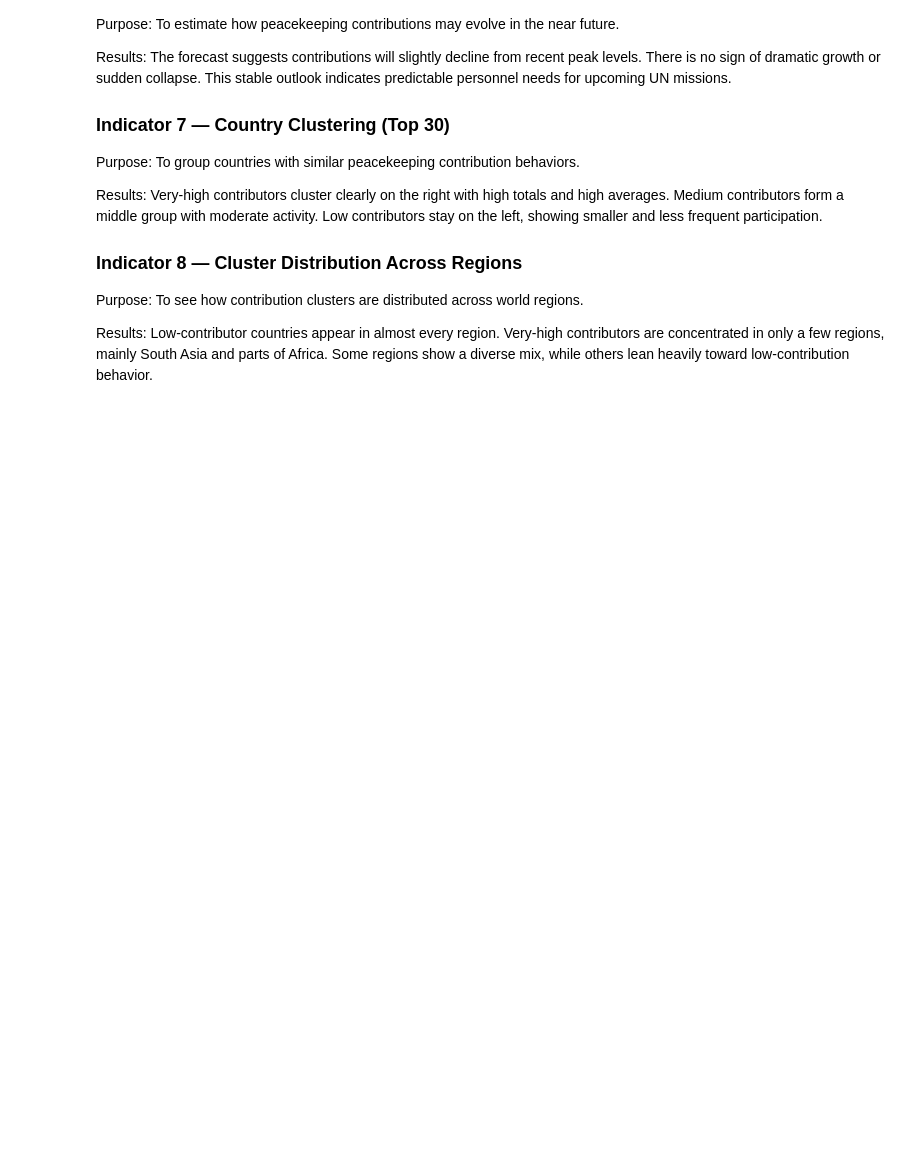
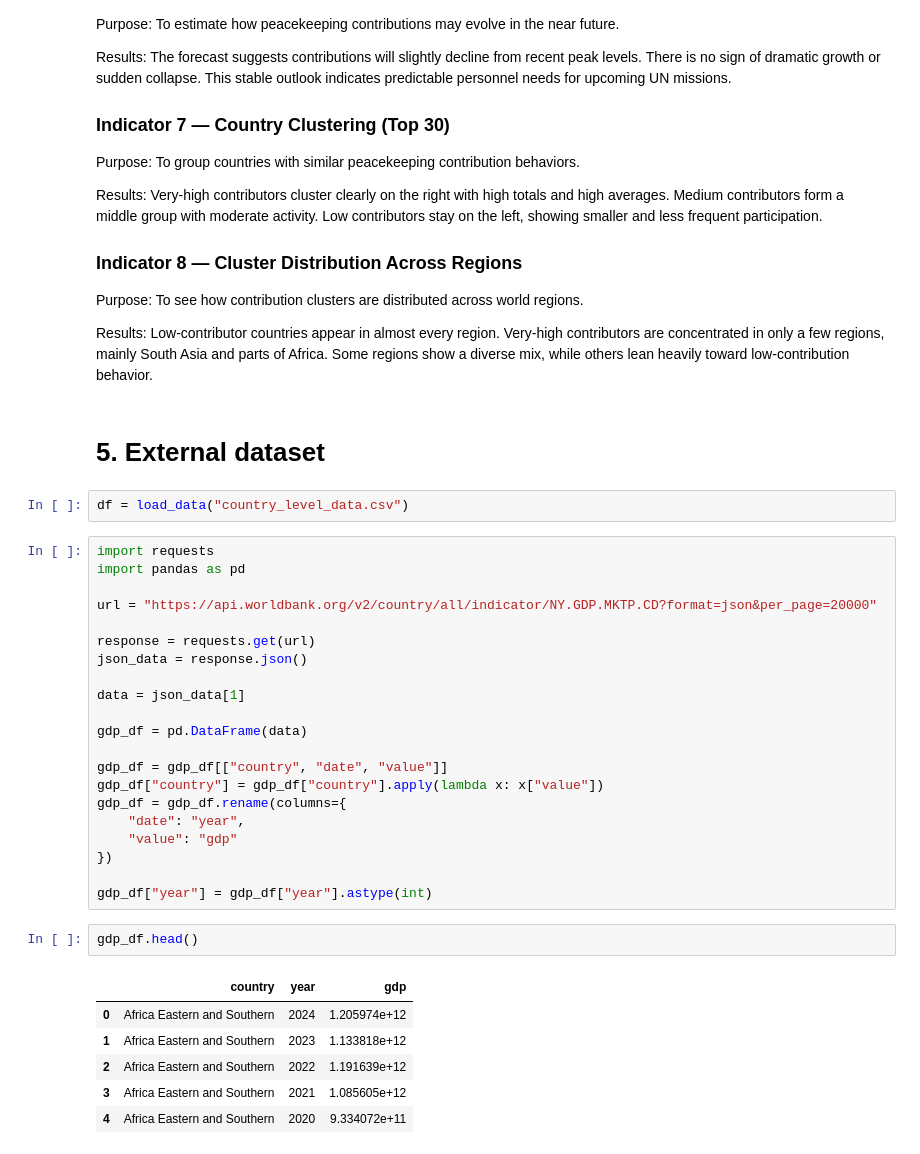
Before and after one commit to NathanG349/Project_programming_in_data_science, a Jupyter notebook: Project.ipynb, the cells around one changed output. Saved outputs shown, nothing was run; the diff lists cells and outputs as text; blank space fills up the shorter version.

```diff
--- a/Project.ipynb
+++ b/Project.ipynb
@@ -566,3 +566,37 @@ Results:
 Low-contributor countries appear in almost every region.
 Very-high contributors are concentrated in only a few regions, mainly South Asia and parts of Africa.
 Some regions show a diverse mix, while others lean heavily toward low-contribution behavior.
+# %% [markdown]
+# 5. External dataset
+# %%
+df = load_data("country_level_data.csv")
+# %%
+import requests
+import pandas as pd
+
+url = "https://api.worldbank.org/v2/country/all/indicator/NY.GDP.MKTP.CD?format=json&per_page=20000"
+
+response = requests.get(url)
+json_data = response.json()
+
+data = json_data[1]
+
+gdp_df = pd.DataFrame(data)
+
+gdp_df = gdp_df[["country", "date", "value"]]
+gdp_df["country"] = gdp_df["country"].apply(lambda x: x["value"])
+gdp_df = gdp_df.rename(columns={
+    "date": "year",
+    "value": "gdp"
+})
+
+gdp_df["year"] = gdp_df["year"].astype(int)
+# %%
+gdp_df.head()
+# %% [output]
+|  | country | year | gdp |
+| 0 | Africa Eastern and Southern | 2024 | 1.205974e+12 |
+| 1 | Africa Eastern and Southern | 2023 | 1.133818e+12 |
+| 2 | Africa Eastern and Southern | 2022 | 1.191639e+12 |
+| 3 | Africa Eastern and Southern | 2021 | 1.085605e+12 |
+| 4 | Africa Eastern and Southern | 2020 | 9.334072e+11 |
```
Also changed, not shown: parts of 5 cells of this notebook.
